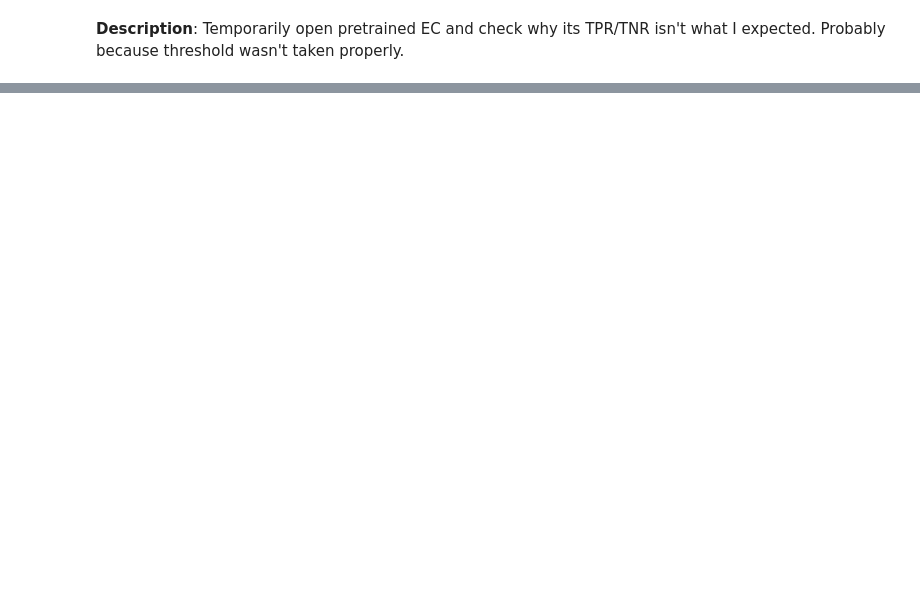
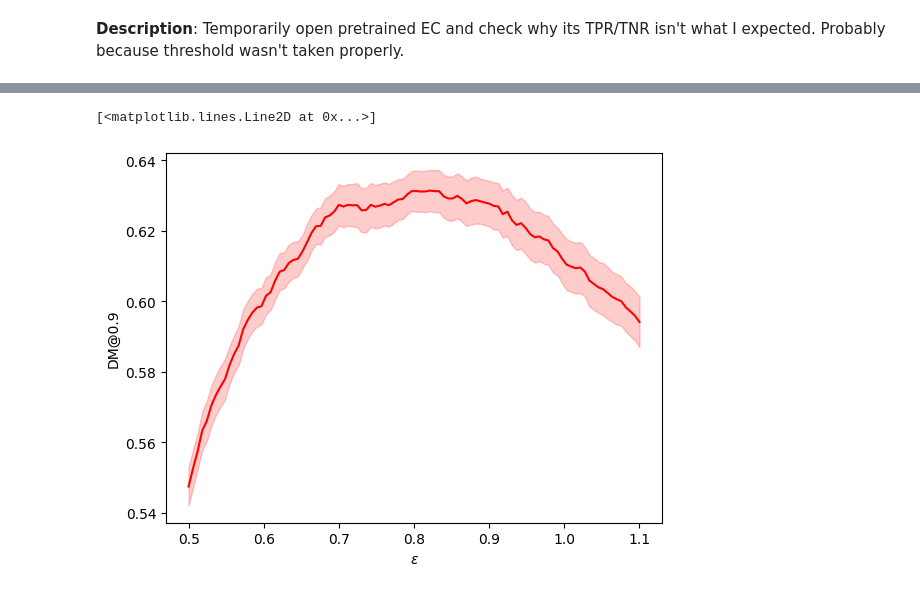
Before and after one commit to gnn-tracking/klieret-gnn-tracking-experiments, a Jupyter notebook: notebooks/0140_open_fixed_ec_eval.ipynb, the cells around one changed output, grey strips where cells are left out. Saved outputs shown, nothing was run; the diff lists cells and outputs as text; code cells hidden in the pictures; blank space fills up the shorter version.

```diff
--- a/notebooks/0140_open_fixed_ec_eval.ipynb
+++ b/notebooks/0140_open_fixed_ec_eval.ipynb
@@ -105,0 +104,3 @@ INFO: Using device cpu
+# %%
+import numpy as np
+eps = np.linspace(0.5, 1.1, 100)
@@ -105,0 +129,3 @@ INFO: Using device cpu
+# %%
+dms = np.array(dms)
+dmstds = np.array(dmstds)
@@ -105,0 +134,13 @@ INFO: Using device cpu
+# %%
+fig, ax = plt.subplots()
+ax.set_ylabel("DM@0.9")
+ax.set_xlabel(r"$\epsilon$")
+ax.fill_between(eps, dms-dmstds, dms+dmstds, color="r", alpha=0.2)
+ax.plot(eps, dms, c="r")
+# ax.fill_between(eps, dms2-dmstds2, dms2+dmstds2, color="k", alpha=0.2)
+# ax.plot(eps, dms2, c="k")
+# ax.plot(eps, dms4, c="b")
+# ax.plot(eps, dms5, c="k")
+# %% [output]
+[<matplotlib.lines.Line2D at 0x...>]
+[figure, added]
```
Also changed, not shown: parts of 18 cells of this notebook.
